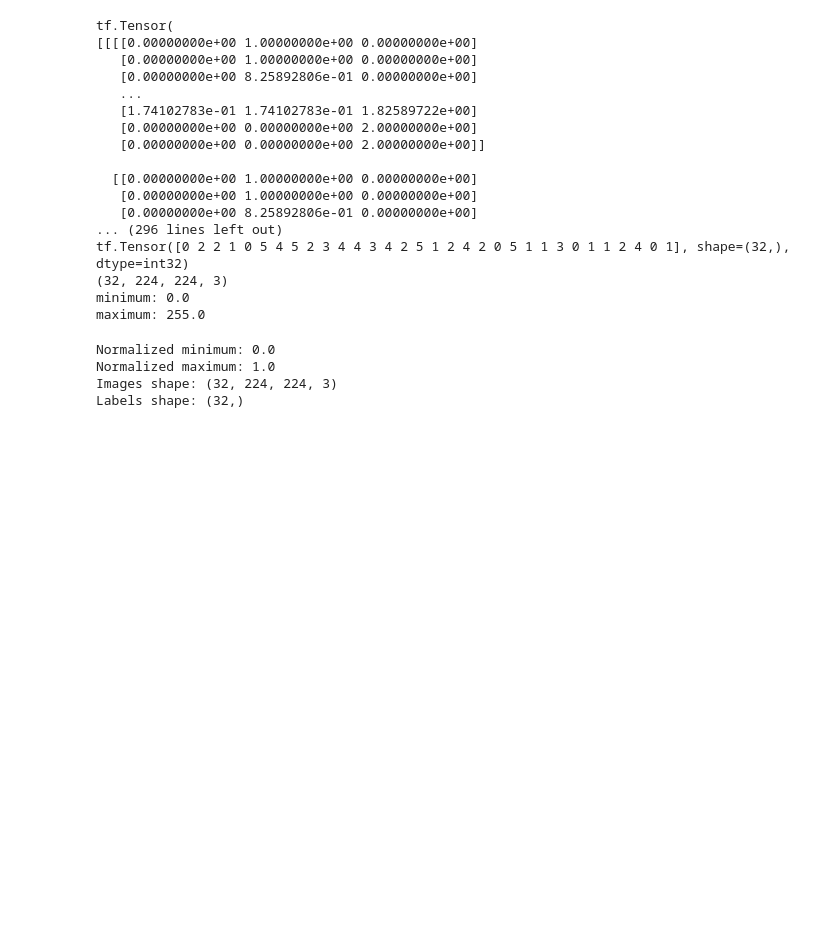
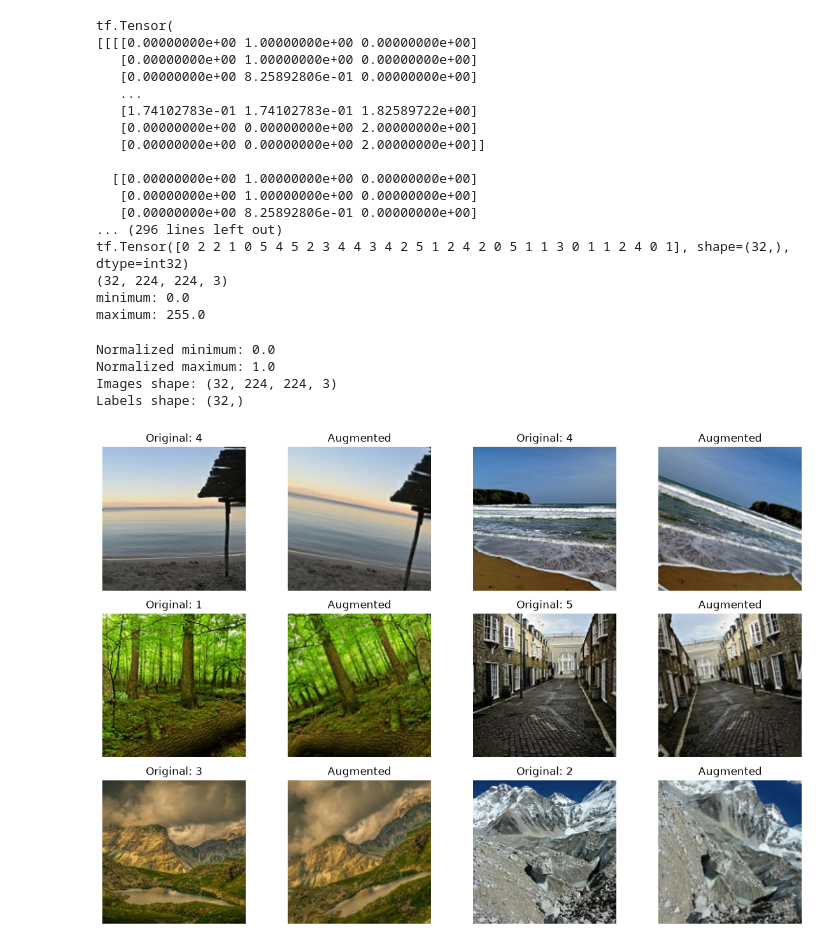
Before and after one commit to Oussamaycode/ImageIn, a Jupyter notebook: notebooks/preprocessing.ipynb, the cells around one changed output. Drawn from its saved outputs; the diff is of its cells as text; code cells hidden in the pictures; blank space fills up the shorter version.

```diff
--- a/notebooks/preprocessing.ipynb
+++ b/notebooks/preprocessing.ipynb
@@ -86,9 +88,34 @@ Normalized maximum: 1.0
 Images shape: (32, 224, 224, 3)
 Labels shape: (32,)
 # %%
-data_augmentation=tf.keras.Sequential(
+data_augmentation = tf.keras.Sequential([
     tf.keras.layers.RandomFlip('horizontal'),
     tf.keras.layers.RandomRotation(0.1),
-    tf.keras.layers.RandomZoom(0.1)
-
-)
+    tf.keras.layers.RandomZoom(0.1),
+])
+# %%
+
+
+for images, labels in train_ds.take(1):
+    plt.figure(figsize=(12, 8))
+
+    for i in range(6):
+        plt.subplot(3, 4, 2 * i + 1)
+        plt.imshow(images[i].numpy())
+        plt.title(f"Original: {labels[i].numpy()}")
+        plt.axis("off")
+
+        augmented = data_augmentation(
+            tf.expand_dims(images[i], axis=0),
+            training=True
+        )[0]
+
+        plt.subplot(3, 4, 2 * i + 2)
+        plt.imshow(tf.clip_by_value(augmented, 0, 1).numpy())
+        plt.title("Augmented")
+        plt.axis("off")
+
+    plt.tight_layout()
+    plt.show()
+# %% [output]
+[figure, added]
```
Also changed, not shown: parts of 6 cells of this notebook.
